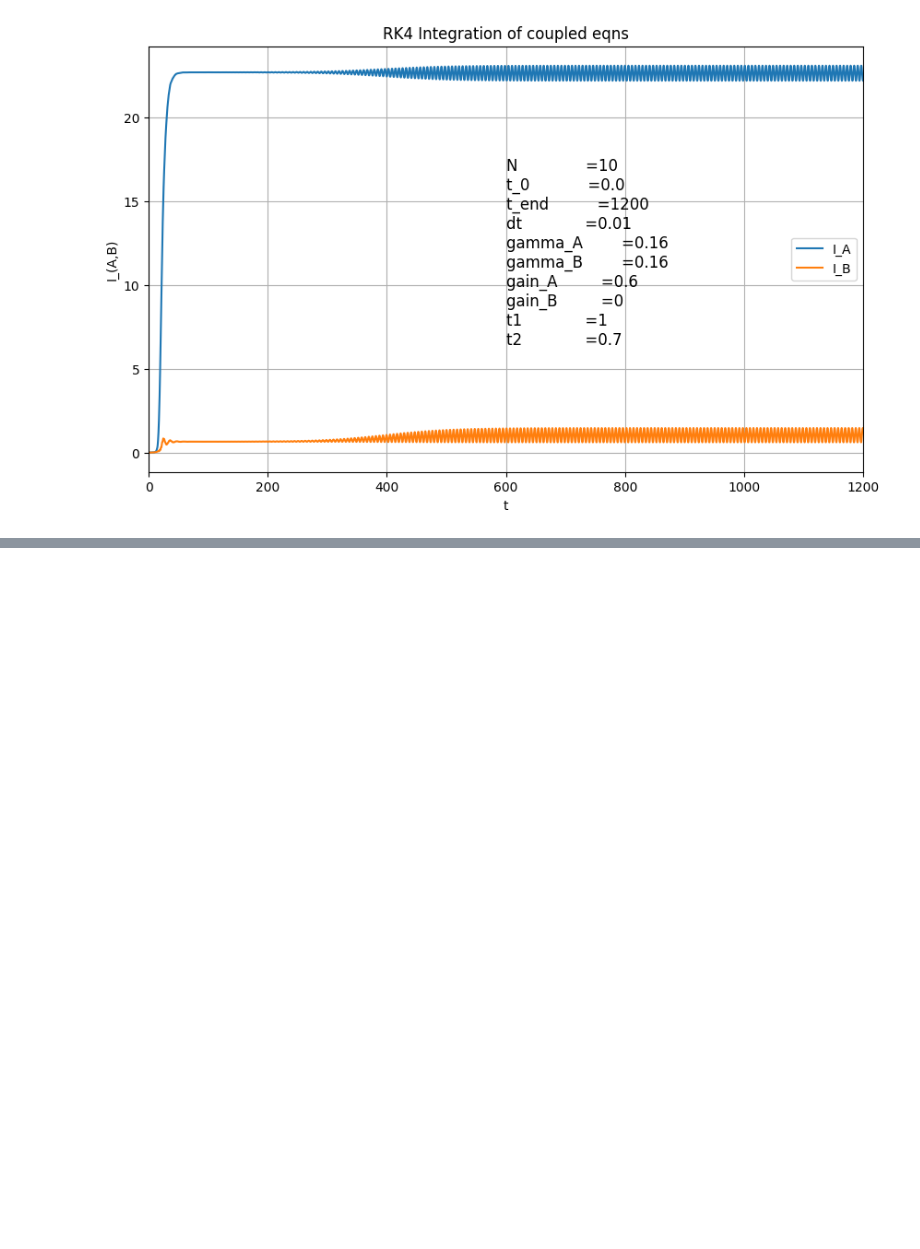
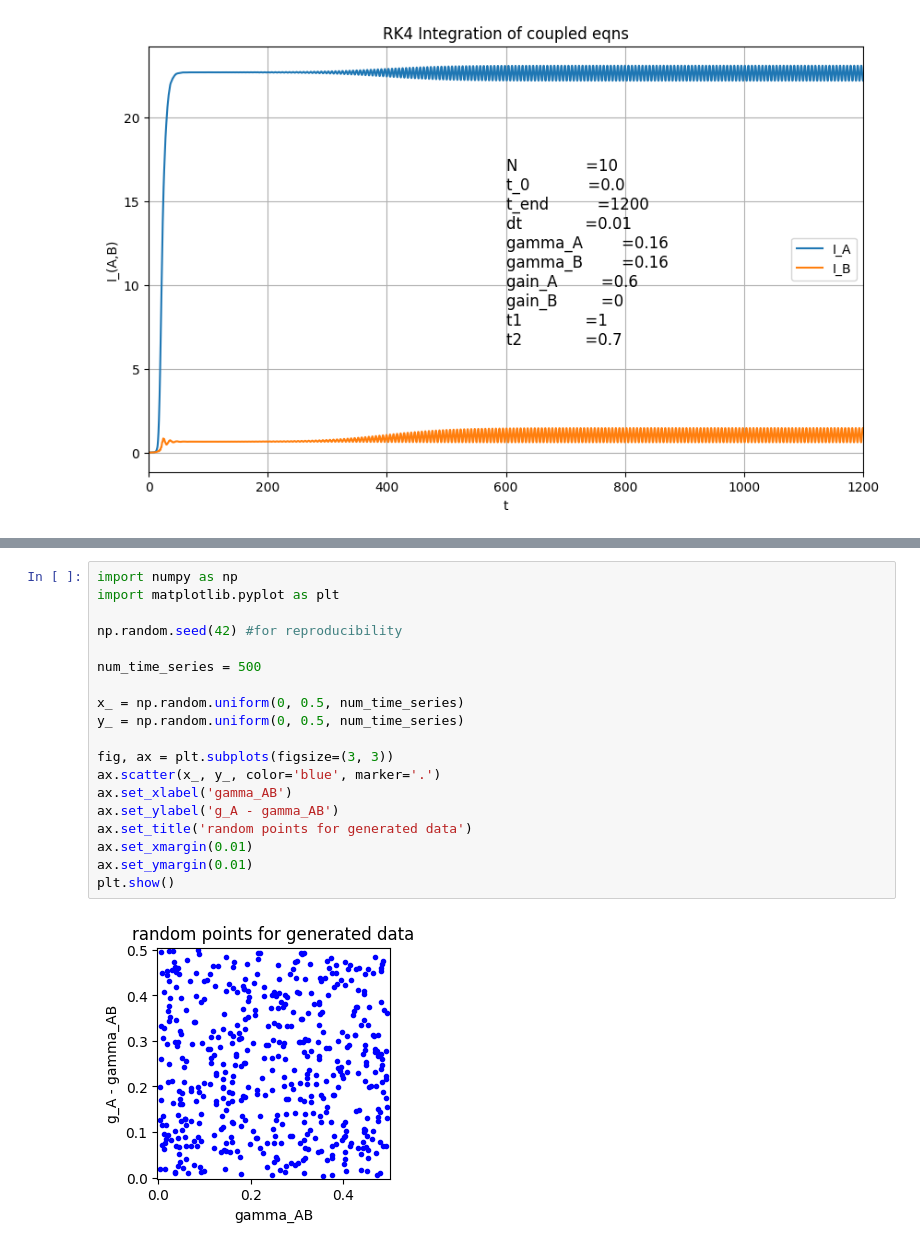
Before and after one commit to sangsoonoh/ML_phase_diagram, a Jupyter notebook: ssh_1d_sat_gain/ssh_1d_cpp.ipynb, the cells around one changed output, grey strips where cells are left out. Drawn from its saved outputs; the diff is of its cells as text; blank space fills up the shorter version.

```diff
--- a/ssh_1d_sat_gain/ssh_1d_cpp.ipynb
+++ b/ssh_1d_sat_gain/ssh_1d_cpp.ipynb
@@ -117,0 +143,21 @@ ax.grid(True)
+# %%
+import numpy as np
+import matplotlib.pyplot as plt
+
+np.random.seed(42) #for reproducibility
+
+num_time_series = 500
+
+x_ = np.random.uniform(0, 0.5, num_time_series)
+y_ = np.random.uniform(0, 0.5, num_time_series)
+
+fig, ax = plt.subplots(figsize=(3, 3))
+ax.scatter(x_, y_, color='blue', marker='.')
+ax.set_xlabel('gamma_AB')
+ax.set_ylabel('g_A - gamma_AB')
+ax.set_title('random points for generated data')
+ax.set_xmargin(0.01)
+ax.set_ymargin(0.01)
+plt.show()
+# %% [output]
+[figure, added]
```
Also changed, not shown: parts of 10 cells of this notebook, 4 other files.
